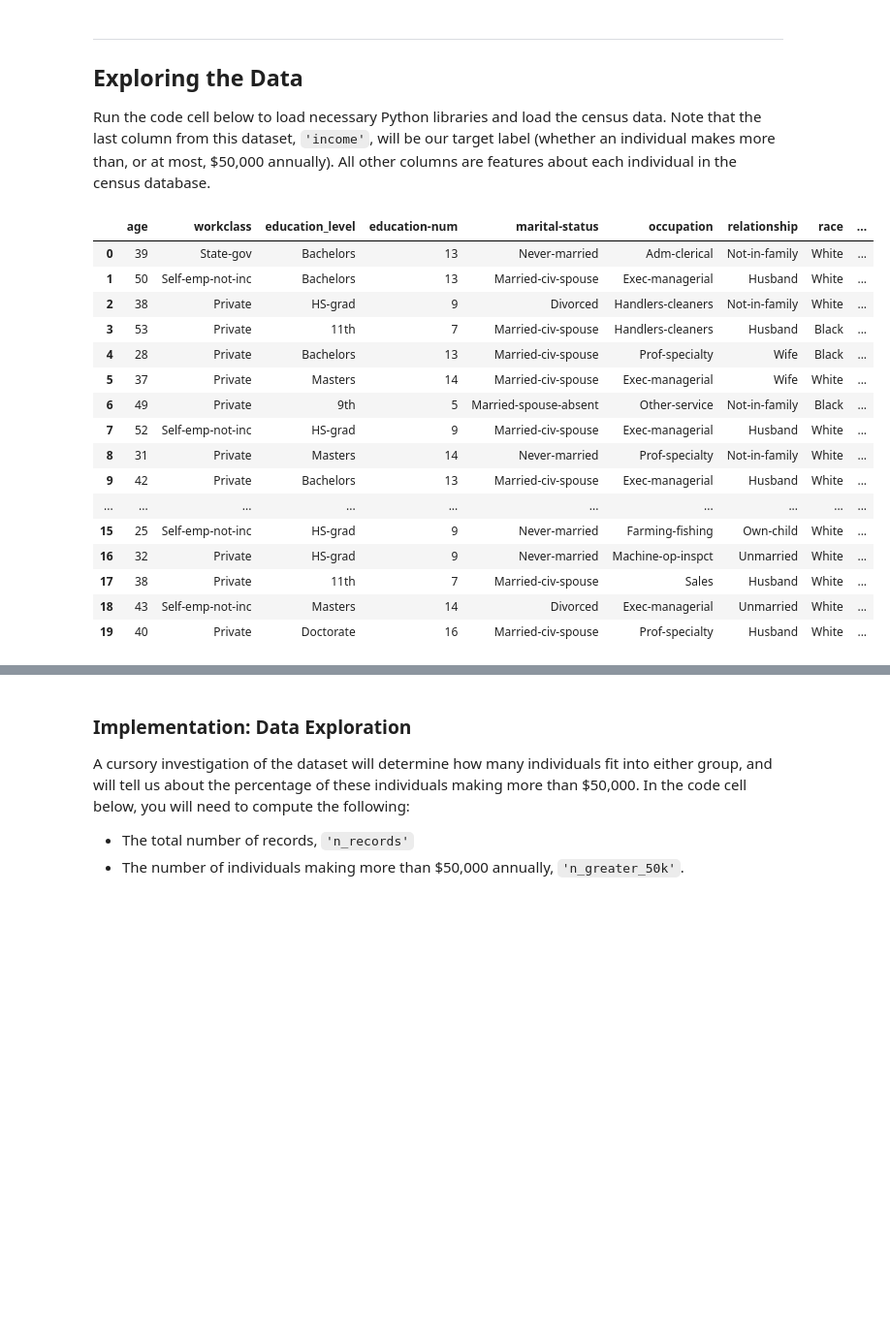
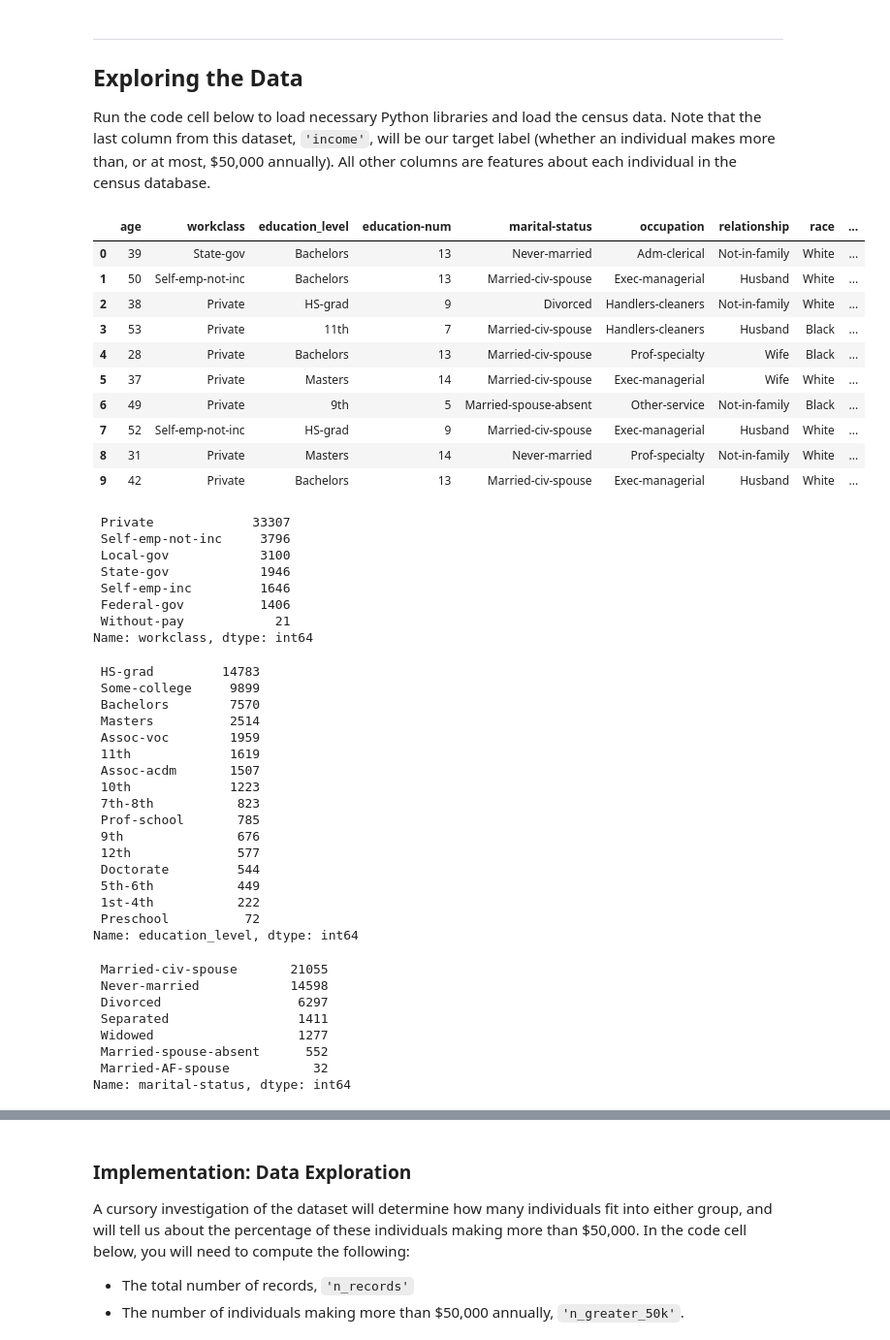
Before and after one commit to kayfuku/MLND_Udacity, a Jupyter notebook: finding_donors/finding_donors.ipynb, the cells around one changed output, grey strips where cells are left out. Shown at 97% size. Cells and saved outputs as stored; diff of their text form; code cells hidden in the pictures; blank space fills up the shorter version.

```diff
--- a/finding_donors/finding_donors.ipynb
+++ b/finding_donors/finding_donors.ipynb
@@ -22,37 +22,75 @@ Run the code cell below to load necessary Python libraries and load the census d
 # Import libraries necessary for this project
 import numpy as np
 import pandas as pd
 from time import time
 from IPython.display import display # Allows the use of display() for DataFrames
 
 # Import supplementary visualization code visuals.py
 import visuals as vs
 
 # Pretty display for notebooks
 %matplotlib inline
 
 # Load the Census dataset
 data = pd.read_csv("census.csv")
 
 # Success - Display the first record
 # display(data.head(n=1))
 #display(data.head(n=100))
-display(data.head(n=20))
+display(data.head(n=10))
+
+# From Review 2
+# Examine how many different values there are for the non-numeric features
+# Look at first few non-numeric columns
+for col in data.columns[:5]:
+    if data[col].dtype == 'O':
+        display(data[col].value_counts())
+
+# From Review 2
+# Create new dataframe
+data.groupby('education_level')['income'].value_counts().unstack()
 # %% [output]
 |  | age | workclass | education_level | education-num | marital-status | occupation | relationship | race | ... |
 | 0 | 39 | State-gov | Bachelors | 13 | Never-married | Adm-clerical | Not-in-family | White | ... |
 | 1 | 50 | Self-emp-not-inc | Bachelors | 13 | Married-civ-spouse | Exec-managerial | Husband | White | ... |
 | 2 | 38 | Private | HS-grad | 9 | Divorced | Handlers-cleaners | Not-in-family | White | ... |
 | 3 | 53 | Private | 11th | 7 | Married-civ-spouse | Handlers-cleaners | Husband | Black | ... |
 | 4 | 28 | Private | Bachelors | 13 | Married-civ-spouse | Prof-specialty | Wife | Black | ... |
 | 5 | 37 | Private | Masters | 14 | Married-civ-spouse | Exec-managerial | Wife | White | ... |
 | 6 | 49 | Private | 9th | 5 | Married-spouse-absent | Other-service | Not-in-family | Black | ... |
 | 7 | 52 | Self-emp-not-inc | HS-grad | 9 | Married-civ-spouse | Exec-managerial | Husband | White | ... |
 | 8 | 31 | Private | Masters | 14 | Never-married | Prof-specialty | Not-in-family | White | ... |
 | 9 | 42 | Private | Bachelors | 13 | Married-civ-spouse | Exec-managerial | Husband | White | ... |
-| ... | ... | ... | ... | ... | ... | ... | ... | ... | ... |
-| 15 | 25 | Self-emp-not-inc | HS-grad | 9 | Never-married | Farming-fishing | Own-child | White | ... |
-| 16 | 32 | Private | HS-grad | 9 | Never-married | Machine-op-inspct | Unmarried | White | ... |
-| 17 | 38 | Private | 11th | 7 | Married-civ-spouse | Sales | Husband | White | ... |
-| 18 | 43 | Self-emp-not-inc | Masters | 14 | Divorced | Exec-managerial | Unmarried | White | ... |
-| 19 | 40 | Private | Doctorate | 16 | Married-civ-spouse | Prof-specialty | Husband | White | ... |
+ Private             33307
+ Self-emp-not-inc     3796
+ Local-gov            3100
+ State-gov            1946
+ Self-emp-inc         1646
+ Federal-gov          1406
+ Without-pay            21
+Name: workclass, dtype: int64
+ HS-grad         14783
+ Some-college     9899
+ Bachelors        7570
+ Masters          2514
+ Assoc-voc        1959
+ 11th             1619
+ Assoc-acdm       1507
+ 10th             1223
+ 7th-8th           823
+ Prof-school       785
+ 9th               676
+ 12th              577
+ Doctorate         544
+ 5th-6th           449
+ 1st-4th           222
+ Preschool          72
+Name: education_level, dtype: int64
+ Married-civ-spouse       21055
+ Never-married            14598
+ Divorced                  6297
+ Separated                 1411
+ Widowed                   1277
+ Married-spouse-absent      552
+ Married-AF-spouse           32
+Name: marital-status, dtype: int64
```
Also changed, not shown: parts of 5 cells of this notebook, 1 other file.
